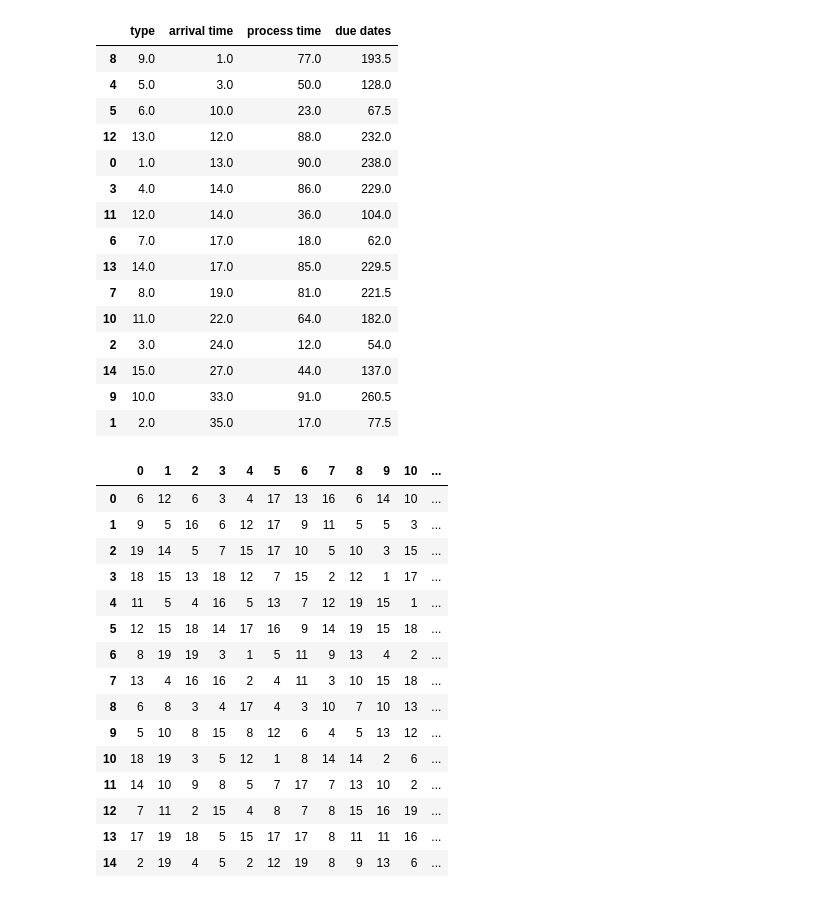
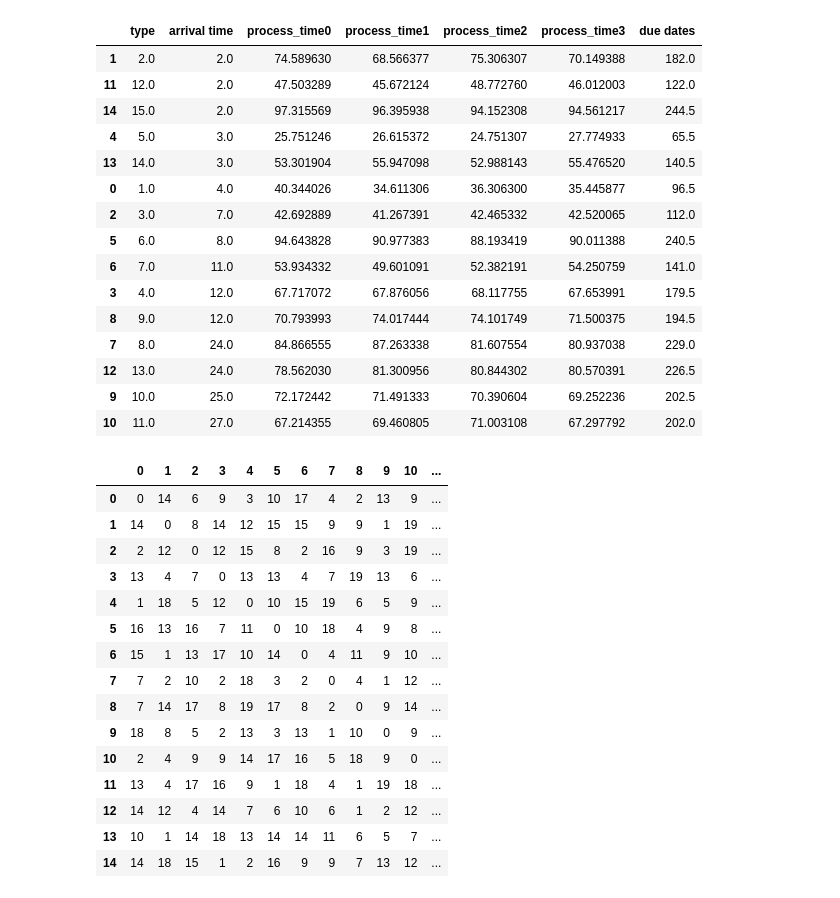
Before and after one commit to endofthefuckingworld/UPM_dynamic_scheduling, a Jupyter notebook: generate_data.ipynb, the cells around one changed output. Drawn from its saved outputs; the diff is of its cells as text; code cells hidden in the pictures.

```diff
--- a/generate_data.ipynb
+++ b/generate_data.ipynb
@@ -4,55 +4,64 @@ import pandas as pd
 # %%
 n_jobs = 15
 n_machines = 4
 k = 2.5
 
 setup_times = np.random.randint(1,20,[n_jobs, n_jobs])
+for i in range(n_jobs):
+    setup_times[i,i] = 0
 
-job_data = np.zeros((n_jobs,4))
+Columns = ['type','arrival time']
+job_data = np.zeros((n_jobs,n_machines+3))
+
 for i, job in enumerate(job_data):
     job[0] = i+1  #type
     job[1] = np.random.randint(1, 10*n_jobs/n_machines) #arrival_time
-    job[2] = np.random.randint(10, 100)  #process_time
-    job[3] = job[1] + k* job[2]
+    process_time = np.random.randint(10, 100)
+    for j in range(n_machines):
+        job[2+j] = np.random.normal(process_time, 2)  #process_time
+    job[2+n_machines] = job[1] + k* process_time
 
+for i in range(n_machines):
+    Columns.append('process_time'+str(i))
+Columns.append('due dates')
 
-job_data_df = pd.DataFrame(job_data, columns = ['type','arrival time','process time','due dates']).sort_values(by=['arrival time'])
+job_data_df = pd.DataFrame(job_data, columns = Columns).sort_values(by=['arrival time'])
 setup_times_df = pd.DataFrame(setup_times)
 
 display(job_data_df)
 display(setup_times_df)
 job_data_df.to_csv('job_data.csv', index=False)
 setup_times_df.to_csv('setup_times.csv',  index=False)
 # %% [output]
-|  | type | arrival time | process time | due dates |
-| 8 | 9.0 | 1.0 | 77.0 | 193.5 |
-| 4 | 5.0 | 3.0 | 50.0 | 128.0 |
-| 5 | 6.0 | 10.0 | 23.0 | 67.5 |
-| 12 | 13.0 | 12.0 | 88.0 | 232.0 |
-| 0 | 1.0 | 13.0 | 90.0 | 238.0 |
-| 3 | 4.0 | 14.0 | 86.0 | 229.0 |
-| 11 | 12.0 | 14.0 | 36.0 | 104.0 |
-| 6 | 7.0 | 17.0 | 18.0 | 62.0 |
-| 13 | 14.0 | 17.0 | 85.0 | 229.5 |
-| 7 | 8.0 | 19.0 | 81.0 | 221.5 |
-| 10 | 11.0 | 22.0 | 64.0 | 182.0 |
-| 2 | 3.0 | 24.0 | 12.0 | 54.0 |
-| 14 | 15.0 | 27.0 | 44.0 | 137.0 |
-| 9 | 10.0 | 33.0 | 91.0 | 260.5 |
-| 1 | 2.0 | 35.0 | 17.0 | 77.5 |
+|  | type | arrival time | process_time0 | process_time1 | process_time2 | process_time3 | due dates |
+| 1 | 2.0 | 2.0 | 74.589630 | 68.566377 | 75.306307 | 70.149388 | 182.0 |
+| 11 | 12.0 | 2.0 | 47.503289 | 45.672124 | 48.772760 | 46.012003 | 122.0 |
+| 14 | 15.0 | 2.0 | 97.315569 | 96.395938 | 94.152308 | 94.561217 | 244.5 |
+| 4 | 5.0 | 3.0 | 25.751246 | 26.615372 | 24.751307 | 27.774933 | 65.5 |
+| 13 | 14.0 | 3.0 | 53.301904 | 55.947098 | 52.988143 | 55.476520 | 140.5 |
+| 0 | 1.0 | 4.0 | 40.344026 | 34.611306 | 36.306300 | 35.445877 | 96.5 |
+| 2 | 3.0 | 7.0 | 42.692889 | 41.267391 | 42.465332 | 42.520065 | 112.0 |
+| 5 | 6.0 | 8.0 | 94.643828 | 90.977383 | 88.193419 | 90.011388 | 240.5 |
+| 6 | 7.0 | 11.0 | 53.934332 | 49.601091 | 52.382191 | 54.250759 | 141.0 |
+| 3 | 4.0 | 12.0 | 67.717072 | 67.876056 | 68.117755 | 67.653991 | 179.5 |
+| 8 | 9.0 | 12.0 | 70.793993 | 74.017444 | 74.101749 | 71.500375 | 194.5 |
+| 7 | 8.0 | 24.0 | 84.866555 | 87.263338 | 81.607554 | 80.937038 | 229.0 |
+| 12 | 13.0 | 24.0 | 78.562030 | 81.300956 | 80.844302 | 80.570391 | 226.5 |
+| 9 | 10.0 | 25.0 | 72.172442 | 71.491333 | 70.390604 | 69.252236 | 202.5 |
+| 10 | 11.0 | 27.0 | 67.214355 | 69.460805 | 71.003108 | 67.297792 | 202.0 |
 |  | 0 | 1 | 2 | 3 | 4 | 5 | 6 | 7 | 8 | 9 | 10 | ... |
-| 0 | 6 | 12 | 6 | 3 | 4 | 17 | 13 | 16 | 6 | 14 | 10 | ... |
-| 1 | 9 | 5 | 16 | 6 | 12 | 17 | 9 | 11 | 5 | 5 | 3 | ... |
-| 2 | 19 | 14 | 5 | 7 | 15 | 17 | 10 | 5 | 10 | 3 | 15 | ... |
-| 3 | 18 | 15 | 13 | 18 | 12 | 7 | 15 | 2 | 12 | 1 | 17 | ... |
-| 4 | 11 | 5 | 4 | 16 | 5 | 13 | 7 | 12 | 19 | 15 | 1 | ... |
-| 5 | 12 | 15 | 18 | 14 | 17 | 16 | 9 | 14 | 19 | 15 | 18 | ... |
-| 6 | 8 | 19 | 19 | 3 | 1 | 5 | 11 | 9 | 13 | 4 | 2 | ... |
-| 7 | 13 | 4 | 16 | 16 | 2 | 4 | 11 | 3 | 10 | 15 | 18 | ... |
-| 8 | 6 | 8 | 3 | 4 | 17 | 4 | 3 | 10 | 7 | 10 | 13 | ... |
-| 9 | 5 | 10 | 8 | 15 | 8 | 12 | 6 | 4 | 5 | 13 | 12 | ... |
-| 10 | 18 | 19 | 3 | 5 | 12 | 1 | 8 | 14 | 14 | 2 | 6 | ... |
-| 11 | 14 | 10 | 9 | 8 | 5 | 7 | 17 | 7 | 13 | 10 | 2 | ... |
-| 12 | 7 | 11 | 2 | 15 | 4 | 8 | 7 | 8 | 15 | 16 | 19 | ... |
-| 13 | 17 | 19 | 18 | 5 | 15 | 17 | 17 | 8 | 11 | 11 | 16 | ... |
-| 14 | 2 | 19 | 4 | 5 | 2 | 12 | 19 | 8 | 9 | 13 | 6 | ... |
+| 0 | 0 | 14 | 6 | 9 | 3 | 10 | 17 | 4 | 2 | 13 | 9 | ... |
+| 1 | 14 | 0 | 8 | 14 | 12 | 15 | 15 | 9 | 9 | 1 | 19 | ... |
+| 2 | 2 | 12 | 0 | 12 | 15 | 8 | 2 | 16 | 9 | 3 | 19 | ... |
+| 3 | 13 | 4 | 7 | 0 | 13 | 13 | 4 | 7 | 19 | 13 | 6 | ... |
+| 4 | 1 | 18 | 5 | 12 | 0 | 10 | 15 | 19 | 6 | 5 | 9 | ... |
+| 5 | 16 | 13 | 16 | 7 | 11 | 0 | 10 | 18 | 4 | 9 | 8 | ... |
+| 6 | 15 | 1 | 13 | 17 | 10 | 14 | 0 | 4 | 11 | 9 | 10 | ... |
+| 7 | 7 | 2 | 10 | 2 | 18 | 3 | 2 | 0 | 4 | 1 | 12 | ... |
+| 8 | 7 | 14 | 17 | 8 | 19 | 17 | 8 | 2 | 0 | 9 | 14 | ... |
+| 9 | 18 | 8 | 5 | 2 | 13 | 3 | 13 | 1 | 10 | 0 | 9 | ... |
+| 10 | 2 | 4 | 9 | 9 | 14 | 17 | 16 | 5 | 18 | 9 | 0 | ... |
+| 11 | 13 | 4 | 17 | 16 | 9 | 1 | 18 | 4 | 1 | 19 | 18 | ... |
+| 12 | 14 | 12 | 4 | 14 | 7 | 6 | 10 | 6 | 1 | 2 | 12 | ... |
+| 13 | 10 | 1 | 14 | 18 | 13 | 14 | 14 | 11 | 6 | 5 | 7 | ... |
+| 14 | 14 | 18 | 15 | 1 | 2 | 16 | 9 | 9 | 7 | 13 | 12 | ... |
```
Also changed, not shown: 6 other files.
